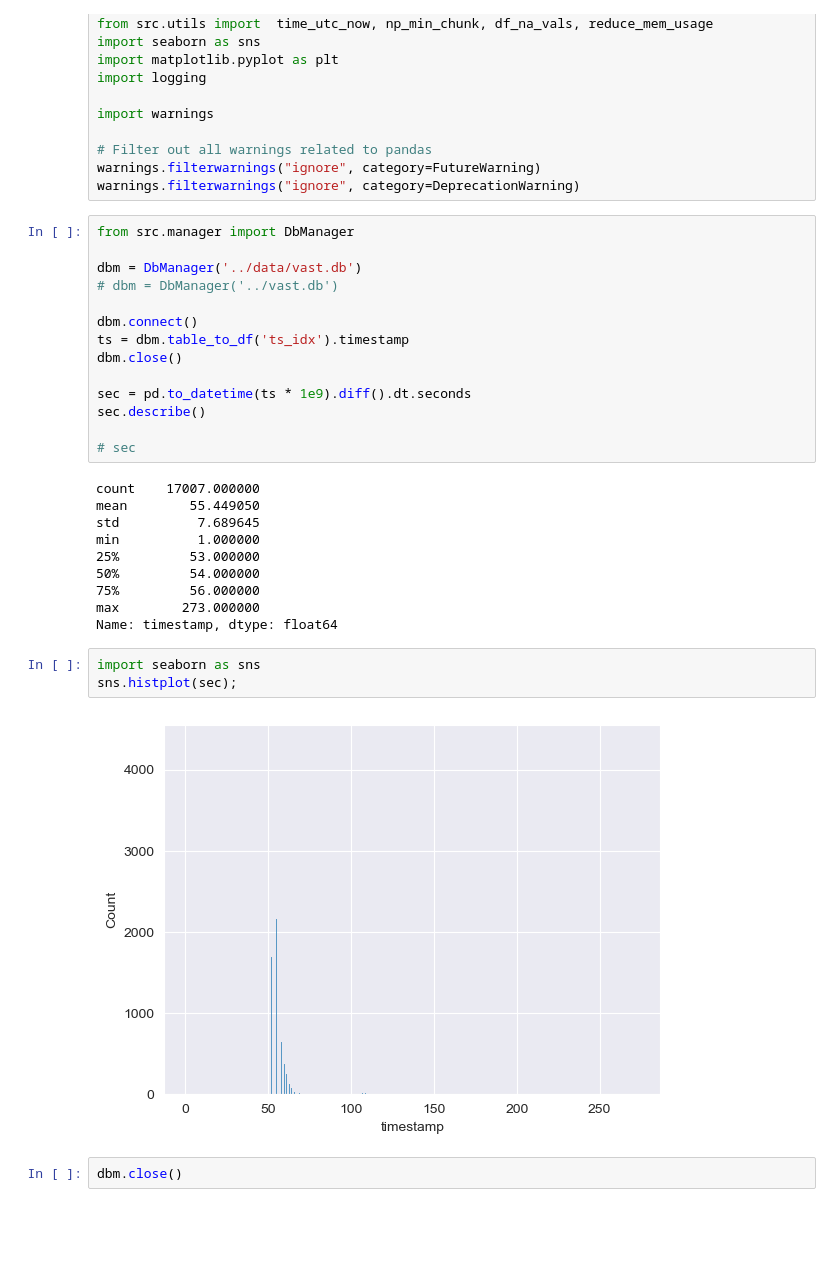
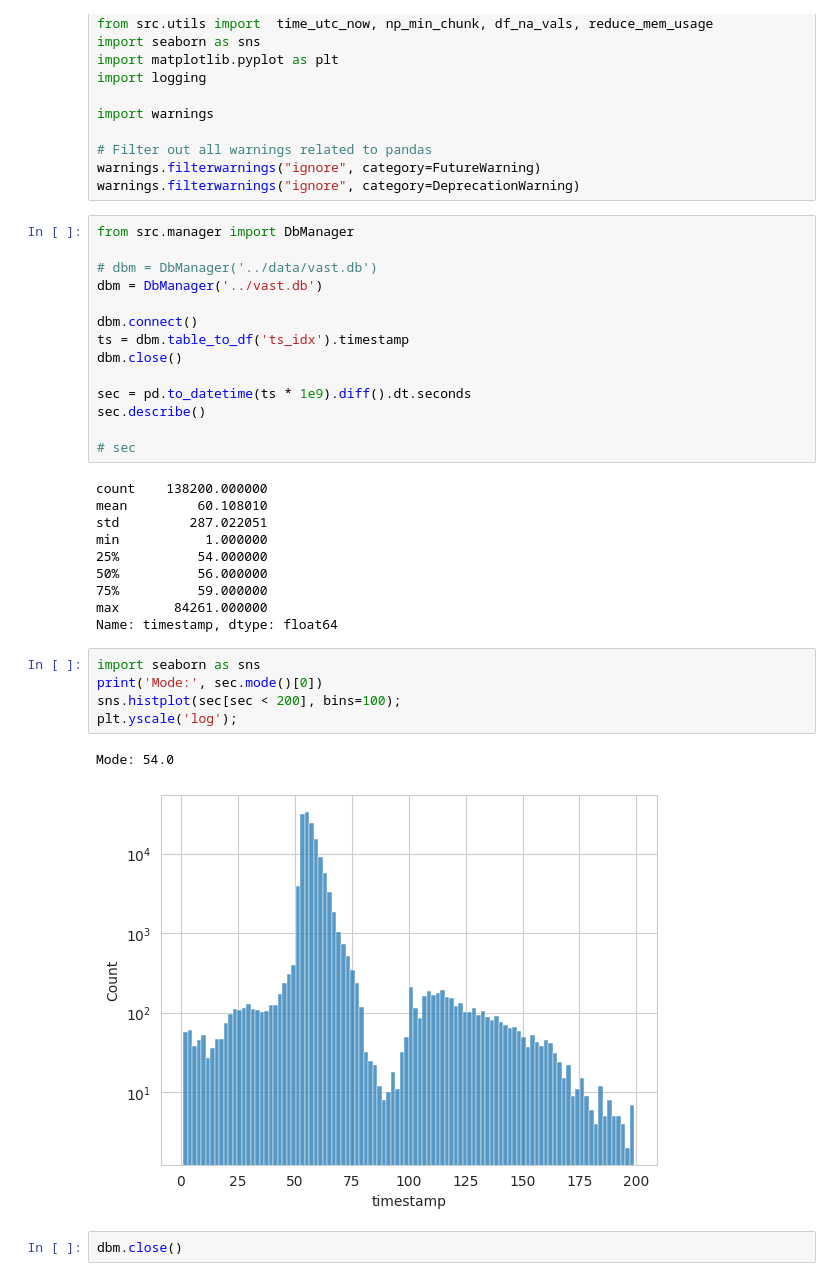
Before and after one commit to alkorolyov/vast-stats, a Jupyter notebook: notebooks/10 - tests.ipynb, the cells around one changed output. Cells and saved outputs as stored; diff of their text form; blank space fills up the shorter version.

```diff
--- a/notebooks/10 - tests.ipynb
+++ b/notebooks/10 - tests.ipynb
@@ -20,8 +20,8 @@ warnings.filterwarnings("ignore", category=DeprecationWarning)
 # %%
 from src.manager import DbManager
 
-dbm = DbManager('../data/vast.db')
-# dbm = DbManager('../vast.db')
+# dbm = DbManager('../data/vast.db')
+dbm = DbManager('../vast.db')
 
 dbm.connect()
 ts = dbm.table_to_df('ts_idx').timestamp
@@ -32,20 +32,23 @@ sec.describe()
 
 # sec
 # %% [output]
-count    17007.000000
-mean        55.449050
-std          7.689645
-min          1.000000
-25%         53.000000
-50%         54.000000
-75%         56.000000
-max        273.000000
+count    138200.000000
+mean         60.108010
+std         287.022051
+min           1.000000
+25%          54.000000
+50%          56.000000
+75%          59.000000
+max       84261.000000
 Name: timestamp, dtype: float64
 # %%
 import seaborn as sns
-sns.histplot(sec);
+print('Mode:', sec.mode()[0])
+sns.histplot(sec[sec < 200], bins=100);
+plt.yscale('log');
 # %% [output]
+Mode: 54.0
-[figure, old version]
+[figure, new version]
 # %%
 dbm.close()
 # %%
```
Also changed, not shown: parts of 15 cells of this notebook.
